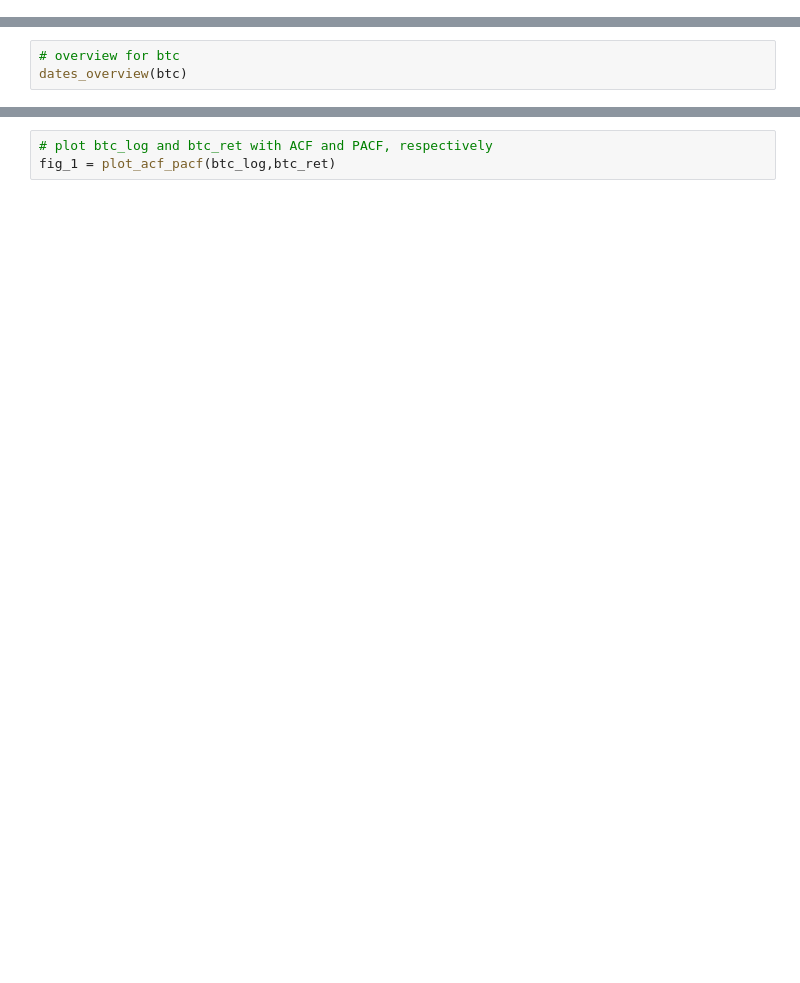
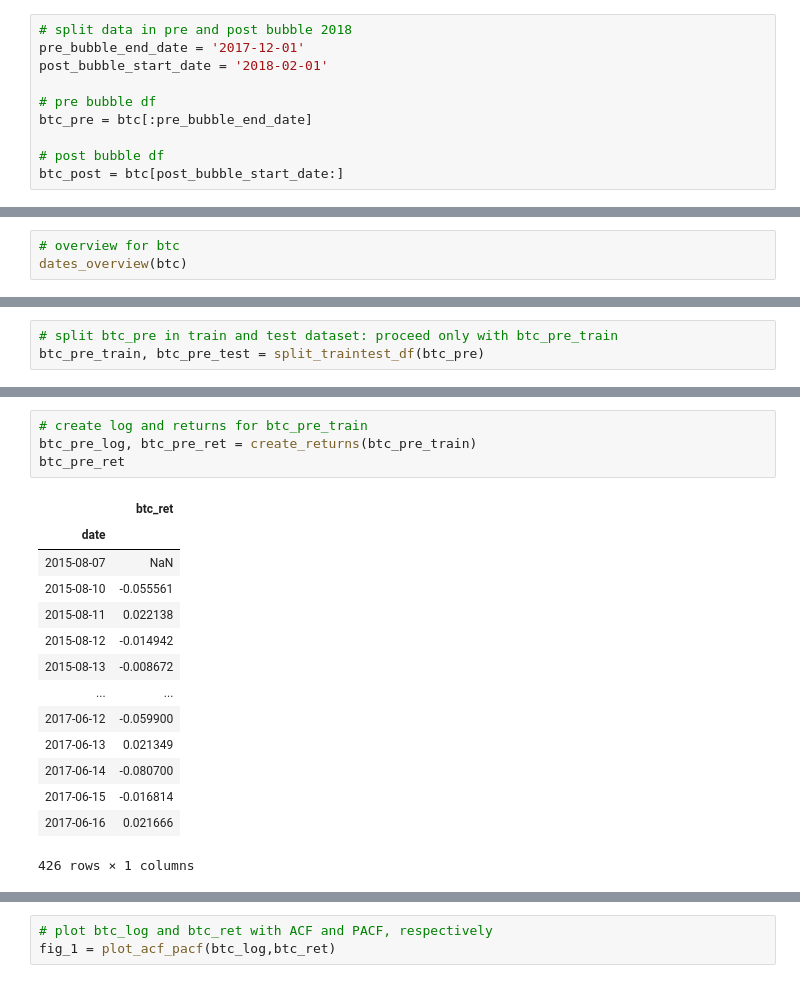
Before and after one commit to jochenmadler/BA_TimeSeriesAnalysis, a Jupyter notebook: M2.ipynb, the cells around one changed output, grey strips where cells are left out. Drawn from its saved outputs; the diff is of its cells as text; blank space fills up the shorter version.

```diff
--- a/M2.ipynb
+++ b/M2.ipynb
@@ -52,3 +26,13 @@ btc
+# %%
+# split data in pre and post bubble 2018
+pre_bubble_end_date = '2017-12-01'
+post_bubble_start_date = '2018-02-01'
+
+# pre bubble df
+btc_pre = btc[:pre_bubble_end_date]
+
+# post bubble df
+btc_post = btc[post_bubble_start_date:]
 # %%
 # define overview-printing function of dataframe
 def dates_overview(dataframe):
@@ -241,0 +237,3 @@ btc_train, btc_test = split_traintest_df(btc)
+# %%
+# split btc_pre in train and test dataset: proceed only with btc_pre_train
+btc_pre_train, btc_pre_test = split_traintest_df(btc_pre)
@@ -260,0 +257,19 @@ btc_ret
+# %%
+# create log and returns for btc_pre_train
+btc_pre_log, btc_pre_ret = create_returns(btc_pre_train)
+btc_pre_ret
+# %% [output]
+|  | btc_ret |
+| date |  |
+| 2015-08-07 | NaN |
+| 2015-08-10 | -0.055561 |
+| 2015-08-11 | 0.022138 |
+| 2015-08-12 | -0.014942 |
+| 2015-08-13 | -0.008672 |
+| ... | ... |
+| 2017-06-12 | -0.059900 |
+| 2017-06-13 | 0.021349 |
+| 2017-06-14 | -0.080700 |
+| 2017-06-15 | -0.016814 |
+| 2017-06-16 | 0.021666 |
+426 rows × 1 columns
```
Also changed, not shown: parts of 39 cells of this notebook, 1 other file.
